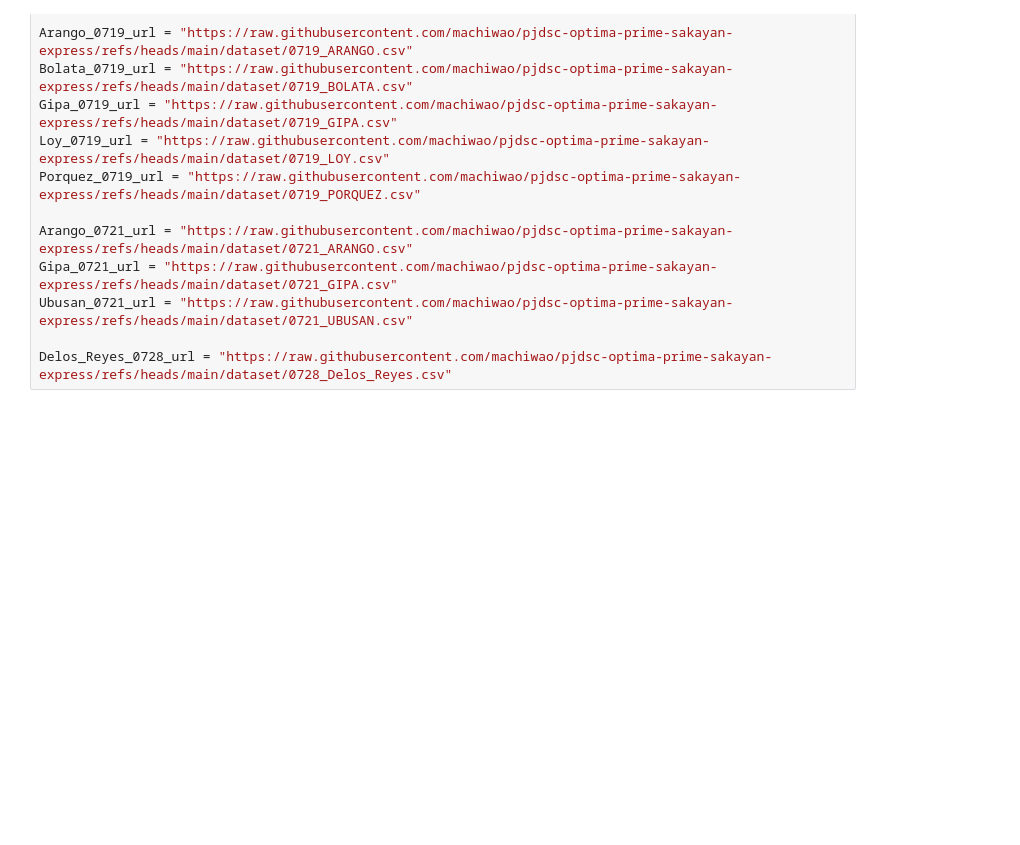
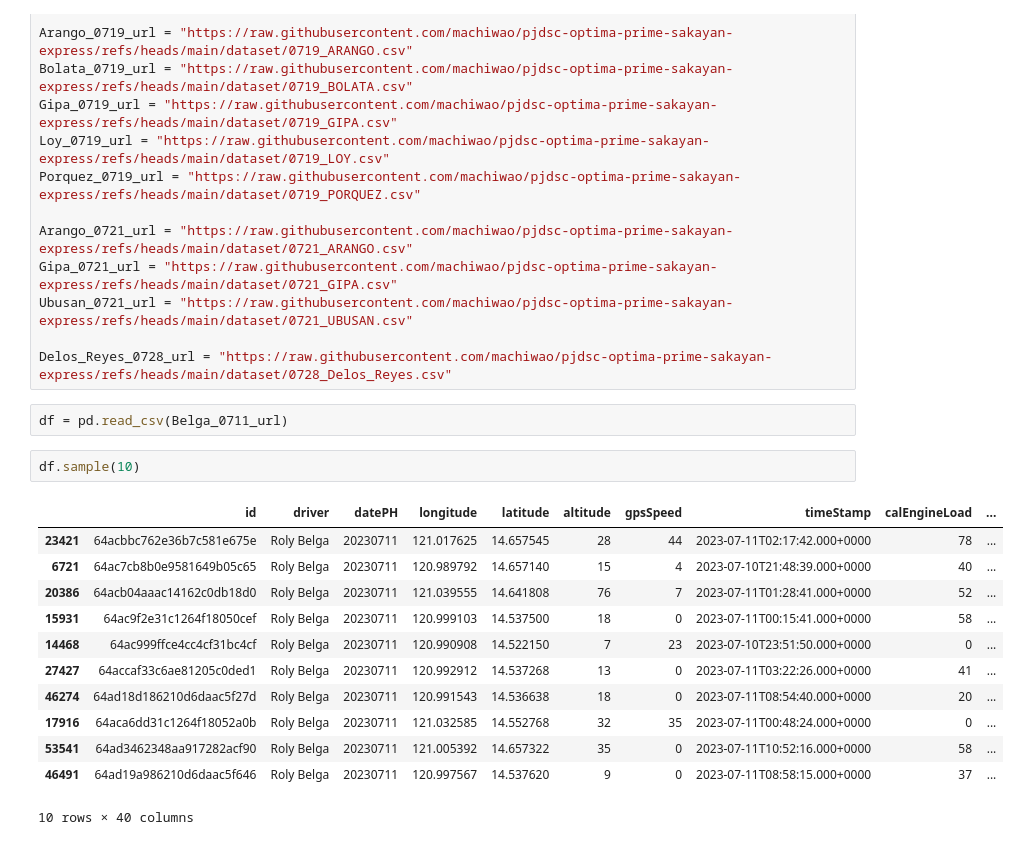
Before and after one commit to machiwao/pjdsc-optima-prime-sakayan-express, a Jupyter notebook: SakayanExpress_RouteSimulation.ipynb, the cells around one changed output. Saved outputs shown, nothing was run; the diff lists cells and outputs as text; blank space fills up the shorter version.

```diff
--- a/SakayanExpress_RouteSimulation.ipynb
+++ b/SakayanExpress_RouteSimulation.ipynb
@@ -50,3 +50,20 @@ Gipa_0721_url = "https://raw.githubusercontent.com/machiwao/pjdsc-optima-prime-s
 Ubusan_0721_url = "https://raw.githubusercontent.com/machiwao/pjdsc-optima-prime-sakayan-express/refs/heads/main/dataset/0721_UBUSAN.csv"
 
 Delos_Reyes_0728_url = "https://raw.githubusercontent.com/machiwao/pjdsc-optima-prime-sakayan-express/refs/heads/main/dataset/0728_Delos_Reyes.csv"
+# %%
+df = pd.read_csv(Belga_0711_url)
+# %%
+df.sample(10)
+# %% [output]
+|  | id | driver | datePH | longitude | latitude | altitude | gpsSpeed | timeStamp | calEngineLoad | ... |
+| 23421 | 64acbbc762e36b7c581e675e | Roly Belga | 20230711 | 121.017625 | 14.657545 | 28 | 44 | 2023-07-11T02:17:42.000+0000 | 78 | ... |
+| 6721 | 64ac7cb8b0e9581649b05c65 | Roly Belga | 20230711 | 120.989792 | 14.657140 | 15 | 4 | 2023-07-10T21:48:39.000+0000 | 40 | ... |
+| 20386 | 64acb04aaac14162c0db18d0 | Roly Belga | 20230711 | 121.039555 | 14.641808 | 76 | 7 | 2023-07-11T01:28:41.000+0000 | 52 | ... |
+| 15931 | 64ac9f2e31c1264f18050cef | Roly Belga | 20230711 | 120.999103 | 14.537500 | 18 | 0 | 2023-07-11T00:15:41.000+0000 | 58 | ... |
+| 14468 | 64ac999ffce4cc4cf31bc4cf | Roly Belga | 20230711 | 120.990908 | 14.522150 | 7 | 23 | 2023-07-10T23:51:50.000+0000 | 0 | ... |
+| 27427 | 64accaf33c6ae81205c0ded1 | Roly Belga | 20230711 | 120.992912 | 14.537268 | 13 | 0 | 2023-07-11T03:22:26.000+0000 | 41 | ... |
+| 46274 | 64ad18d186210d6daac5f27d | Roly Belga | 20230711 | 120.991543 | 14.536638 | 18 | 0 | 2023-07-11T08:54:40.000+0000 | 20 | ... |
+| 17916 | 64aca6dd31c1264f18052a0b | Roly Belga | 20230711 | 121.032585 | 14.552768 | 32 | 35 | 2023-07-11T00:48:24.000+0000 | 0 | ... |
+| 53541 | 64ad3462348aa917282acf90 | Roly Belga | 20230711 | 121.005392 | 14.657322 | 35 | 0 | 2023-07-11T10:52:16.000+0000 | 58 | ... |
+| 46491 | 64ad19a986210d6daac5f646 | Roly Belga | 20230711 | 120.997567 | 14.537620 | 9 | 0 | 2023-07-11T08:58:15.000+0000 | 37 | ... |
+10 rows × 40 columns
```
Also changed, not shown: parts of 4 cells of this notebook.
